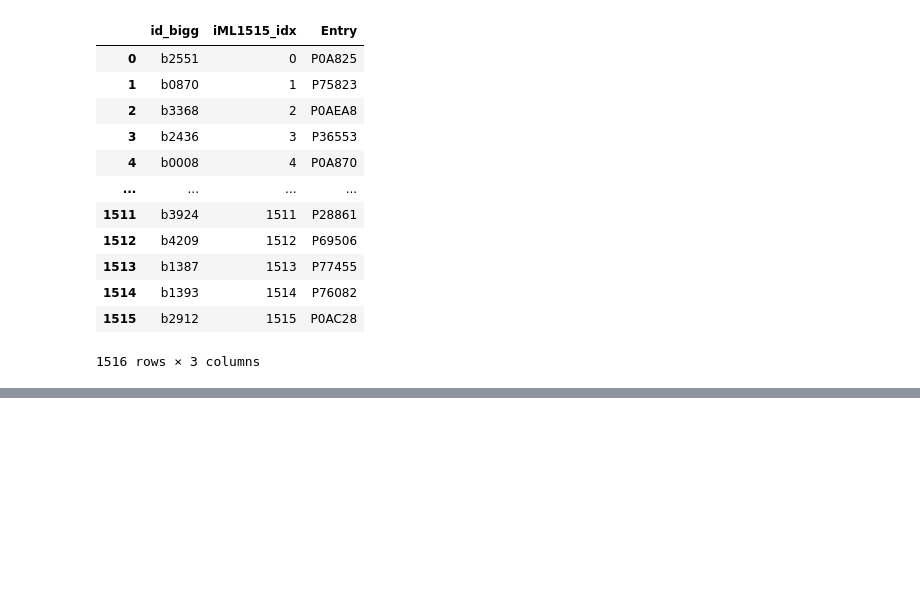
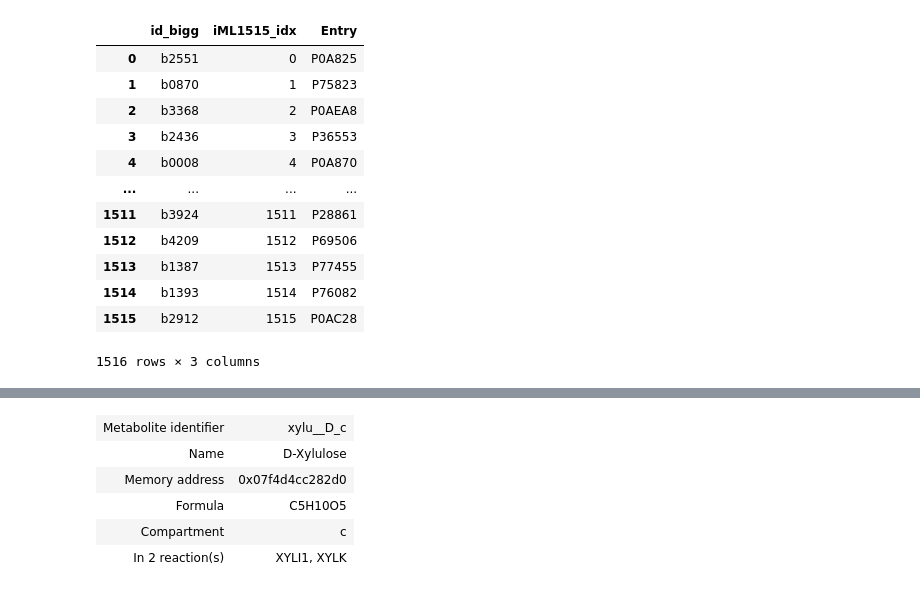
Before and after one commit to matinnuhamunada/co_culture_model, a Jupyter notebook: 00_find_knockouts.ipynb, the cells around one changed output, grey strips where cells are left out. Saved outputs shown, nothing was run; the diff lists cells and outputs as text; code cells hidden in the pictures; blank space fills up the shorter version.

```diff
--- a/00_find_knockouts.ipynb
+++ b/00_find_knockouts.ipynb
@@ -287,2 +306,11 @@ df_isobutyric
 # %%
 df_isobutyric.to_csv('data/df_isobutyric_knockouts.csv')
+# %%
+model.metabolites.get_by_id("xylu__D_c")
+# %% [output]
+| Metabolite identifier | xylu__D_c |
+| Name | D-Xylulose |
+| Memory address | 0x07f4d4cc282d0 |
+| Formula | C5H10O5 |
+| Compartment | c |
+| In 2 reaction(s) | XYLI1, XYLK |
```
Also changed, not shown: parts of 9 cells of this notebook, 1 other file.
